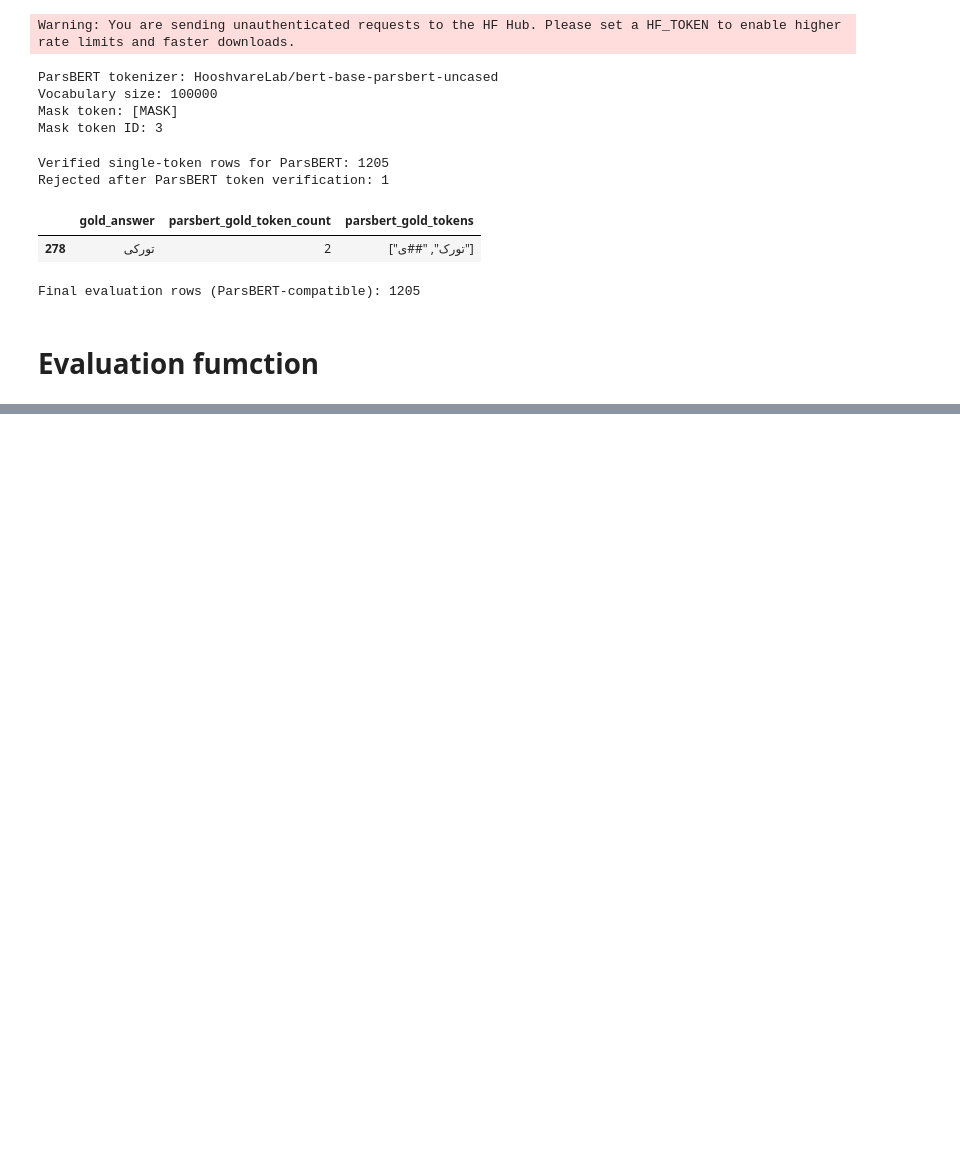
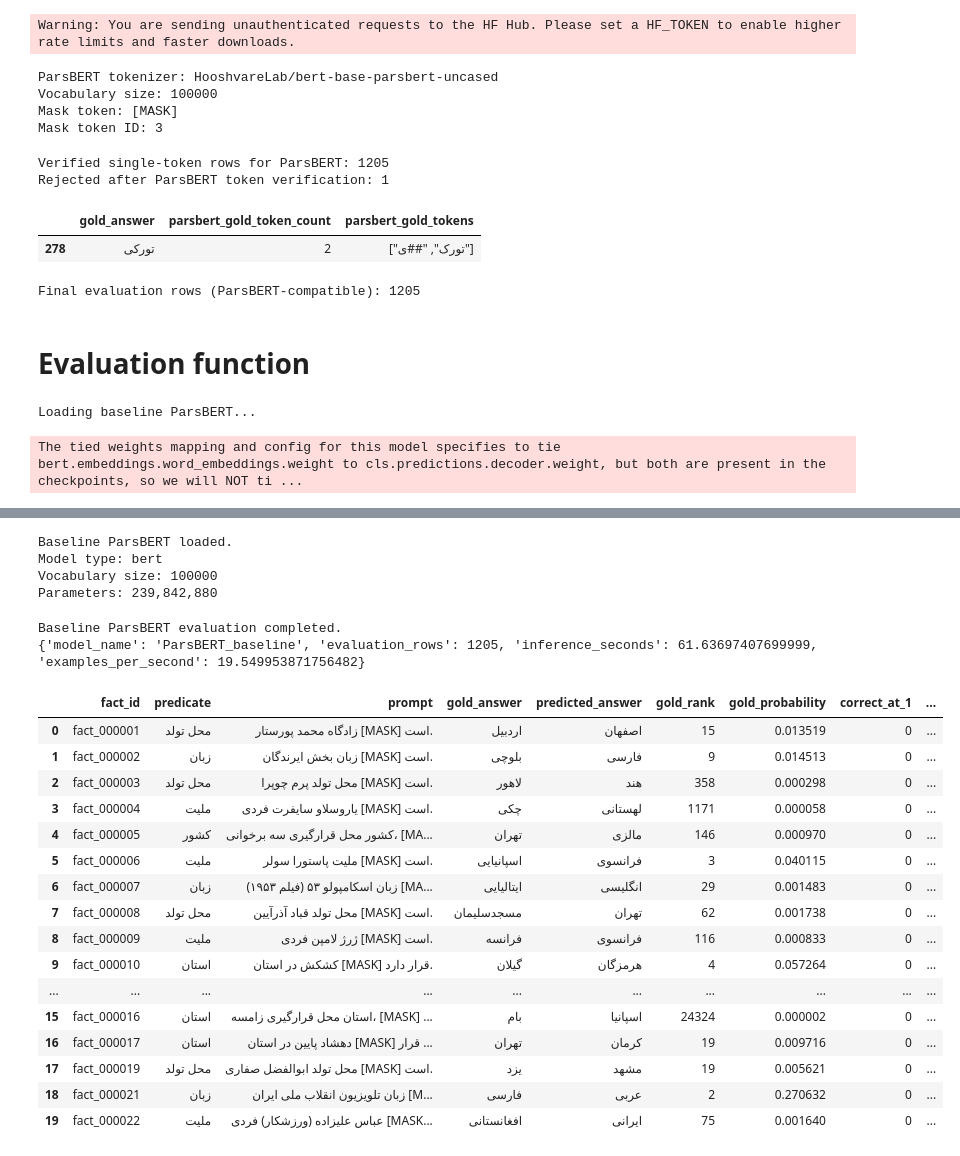
Before and after one commit to alabhastam/Powerful-Combination-of-FaBERT-and-Farsnet, a Jupyter notebook: 9-testing-parsbert.ipynb, the cells around one changed output, grey strips where cells are left out. Cells and saved outputs as stored; diff of their text form; code cells hidden in the pictures; blank space fills up the shorter version.

Commit message:
Kaggle Notebook | 9-testing-parsbert- | Version 1

```diff
--- a/9-testing-parsbert.ipynb
+++ b/9-testing-parsbert.ipynb
@@ -305,4 +305,4 @@ print("Final evaluation rows (ParsBERT-compatible):", len(evaluation_df))
 # %% [output]
 Final evaluation rows (ParsBERT-compatible): 1205
 # %% [markdown]
-# Evaluation fumction
+# Evaluation function
@@ -308,0 +546,50 @@ Final evaluation rows (ParsBERT-compatible): 1205
+# %%
+print("Loading baseline ParsBERT...")
+
+parsbert_base_model = AutoModelForMaskedLM.from_pretrained(
+    PARSBERT_BASE_MODEL,
+)
+
+parsbert_base_model.to(DEVICE)
+parsbert_base_model.eval()
+
+print("Baseline ParsBERT loaded.")
+print("Model type:", parsbert_base_model.config.model_type)
+print("Vocabulary size:", parsbert_base_model.config.vocab_size)
+print(
+    "Parameters:",
+    f"{sum(p.numel() for p in parsbert_base_model.parameters()):,}",
+)
+
+baseline_results_parsbert, baseline_speed_parsbert = evaluate_mlm_model(
+    model=parsbert_base_model,
+    tokenizer=tokenizer,
+    dataframe=evaluation_df,
+    model_name="ParsBERT_baseline",
+    batch_size=BATCH_SIZE,
+    max_length=MAX_LENGTH,
+    top_k_to_save=TOP_K_TO_SAVE,
+)
+
+print("Baseline ParsBERT evaluation completed.")
+print(baseline_speed_parsbert)
+
+display(
+    baseline_results_parsbert[
+        [
+            "fact_id",
+            "predicate",
+            "prompt",
+            "gold_answer",
+            "predicted_answer",
+            "gold_rank",
+            "gold_probability",
+            "correct_at_1",
+            "correct_at_5",
+            "correct_at_10",
+        ]
+    ].head(20)
+)
+# %% [output]
+Loading baseline ParsBERT...
+The tied weights mapping and config for this model specifies to tie bert.embeddings.word_embeddings.weight to cls.predictions.decoder.weight, but both are present in the checkpoints, so we will NOT ti ...
@@ -308,0 +607,23 @@ Final evaluation rows (ParsBERT-compatible): 1205
+Baseline ParsBERT loaded.
+Model type: bert
+Vocabulary size: 100000
+Parameters: 239,842,880
+Baseline ParsBERT evaluation completed.
+{'model_name': 'ParsBERT_baseline', 'evaluation_rows': 1205, 'inference_seconds': 61.63697407699999, 'examples_per_second': 19.549953871756482}
+|  | fact_id | predicate | prompt | gold_answer | predicted_answer | gold_rank | gold_probability | correct_at_1 | ... |
+| 0 | fact_000001 | محل تولد | زادگاه محمد پورستار [MASK] است. | اردبیل | اصفهان | 15 | 0.013519 | 0 | ... |
+| 1 | fact_000002 | زبان | زبان بخش ایرندگان [MASK] است. | بلوچی | فارسی | 9 | 0.014513 | 0 | ... |
+| 2 | fact_000003 | محل تولد | محل تولد پرم چوپرا [MASK] است. | لاهور | هند | 358 | 0.000298 | 0 | ... |
+| 3 | fact_000004 | ملیت | یاروسلاو سایفرت فردی [MASK] است. | چکی | لهستانی | 1171 | 0.000058 | 0 | ... |
+| 4 | fact_000005 | کشور | کشور محل قرارگیری سه برخوانی، [MA... | تهران | مالزی | 146 | 0.000970 | 0 | ... |
+| 5 | fact_000006 | ملیت | ملیت پاستورا سولر [MASK] است. | اسپانیایی | فرانسوی | 3 | 0.040115 | 0 | ... |
+| 6 | fact_000007 | زبان | زبان اسکامپولو ۵۳ (فیلم ۱۹۵۳) [MA... | ایتالیایی | انگلیسی | 29 | 0.001483 | 0 | ... |
+| 7 | fact_000008 | محل تولد | محل تولد قباد آذرآیین [MASK] است. | مسجدسلیمان | تهران | 62 | 0.001738 | 0 | ... |
+| 8 | fact_000009 | ملیت | ژرژ لامپن فردی [MASK] است. | فرانسه | فرانسوی | 116 | 0.000833 | 0 | ... |
+| 9 | fact_000010 | استان | کشکش در استان [MASK] قرار دارد. | گیلان | هرمزگان | 4 | 0.057264 | 0 | ... |
+| ... | ... | ... | ... | ... | ... | ... | ... | ... | ... |
+| 15 | fact_000016 | استان | استان محل قرارگیری زامسه، [MASK] ... | بام | اسپانیا | 24324 | 0.000002 | 0 | ... |
+| 16 | fact_000017 | استان | دهشاد پایین در استان [MASK] قرار ... | تهران | کرمان | 19 | 0.009716 | 0 | ... |
+| 17 | fact_000019 | محل تولد | محل تولد ابوالفضل صفاری [MASK] است. | یزد | مشهد | 19 | 0.005621 | 0 | ... |
+| 18 | fact_000021 | زبان | زبان تلویزیون انقلاب ملی ایران [M... | فارسی | عربی | 2 | 0.270632 | 0 | ... |
+| 19 | fact_000022 | ملیت | عباس علیزاده (ورزشکار) فردی [MASK... | افغانستانی | ایرانی | 75 | 0.001640 | 0 | ... |
```
Also changed, not shown: parts of 6 cells of this notebook.
